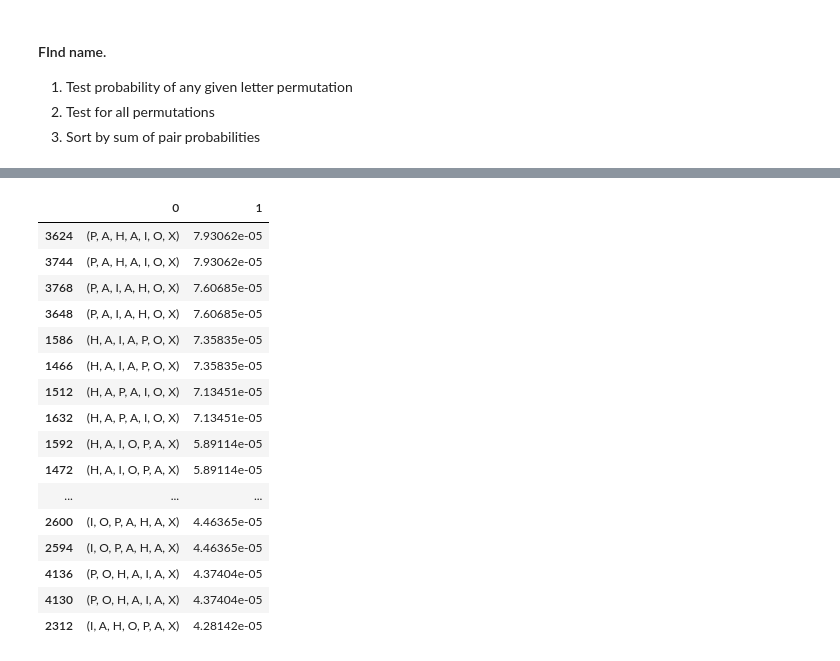
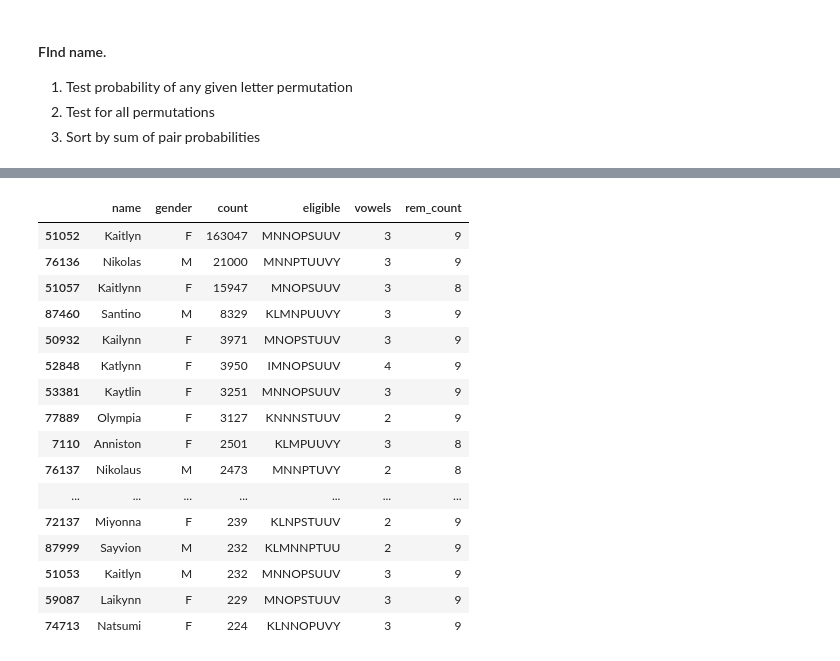
Before and after one commit to flint-hasset/anagrammer, a Jupyter notebook: Name Anagram.ipynb, the cells around one changed output, grey strips where cells are left out. Saved outputs shown, nothing was run; the diff lists cells and outputs as text; code cells hidden in the pictures.

```diff
--- a/Name Anagram.ipynb
+++ b/Name Anagram.ipynb
@@ -9,8 +9,8 @@ import itertools
 ### Import First Name Files
 # %%
 #path = r'\\CPFSPRDAPAWSE01\userdata$\shilts\Documents\Projects\name-anagram\names'
-path = r'C:\Users\stefa\Documents\GitHub\anagrammer-master\names'
-last_path  = r'C:\Users\stefa\Documents\GitHub\anagrammer-master\Names_2010Census.csv'
+path = r'D:\Users\shilts\Anagram\names'
+last_path  = r'D:\Users\shilts\Anagram\Names_2010Census.csv'
 # date = 2000
 # df = pd.read_csv(path+'\yob'+str(date)+'.txt',names=['name','gender','count'])
 # df['year'] = date
@@ -21,9 +17,10 @@ last_path  = r'C:\Users\stefa\Documents\GitHub\anagrammer-master\Names_2010Censu
 # %%
-# df = pd.read_csv(path+'\yob'+str(1880)+'.txt',names=['name','gender','count'])
-# df['year'] = date
+date = 1880
+df = pd.read_csv(path+'\yob'+str(1880)+'.txt',names=['name','gender','count'])
+df['year'] = date
 
-# for date in range(1880,2019):
-#     df_temp = pd.read_csv(path+'\yob'+str(date)+'.txt',names=['name','gender','count'])
-#     df_temp['year'] = date
-#     df = df.append(df_temp)
-# df_years = pd.DataFrame(df.groupby(['name','gender','year'])['count'].sum())
+for date in range(1880,2019):
+    df_temp = pd.read_csv(path+'\yob'+str(date)+'.txt',names=['name','gender','count'])
+    df_temp['year'] = date
+    df = df.append(df_temp)
+df_firstname = pd.DataFrame(df.groupby(['name','gender'])['count'].sum())
@@ -253,3 +208,3 @@ def test_perms(letters):
 # %%
-testname = 'axhipopinara'
-first_name_list(testname,df_firstname,2,9,vowels=1).sort_values(by='count',ascending=False)
+testname = 'donaldfiero'
+df_pers = first_name_list(testname,df_firstname,3,10,vowels=1).sort_values(by='count',ascending=False)
@@ -275,2 +237,22 @@ first_name_list(testname,df_firstname,2,9,vowels=1).sort_values(by='count',ascen
+# %%
+df_pers.iloc[0:50]
+# %% [output]
+|  | name | gender | count | eligible | vowels | rem_count |
+| 51052 | Kaitlyn | F | 163047 | MNNOPSUUV | 3 | 9 |
+| 76136 | Nikolas | M | 21000 | MNNPTUUVY | 3 | 9 |
+| 51057 | Kaitlynn | F | 15947 | MNOPSUUV | 3 | 8 |
+| 87460 | Santino | M | 8329 | KLMNPUUVY | 3 | 9 |
+| 50932 | Kailynn | F | 3971 | MNOPSTUUV | 3 | 9 |
+| 52848 | Katlynn | F | 3950 | IMNOPSUUV | 4 | 9 |
+| 53381 | Kaytlin | F | 3251 | MNNOPSUUV | 3 | 9 |
+| 77889 | Olympia | F | 3127 | KNNNSTUUV | 2 | 9 |
+| 7110 | Anniston | F | 2501 | KLMPUUVY | 3 | 8 |
+| 76137 | Nikolaus | M | 2473 | MNNPTUVY | 2 | 8 |
+| ... | ... | ... | ... | ... | ... | ... |
+| 72137 | Miyonna | F | 239 | KLNPSTUUV | 2 | 9 |
+| 87999 | Sayvion | M | 232 | KLMNNPTUU | 2 | 9 |
+| 51053 | Kaitlyn | M | 232 | MNNOPSUUV | 3 | 9 |
+| 59087 | Laikynn | F | 229 | MNOPSTUUV | 3 | 9 |
+| 74713 | Natsumi | F | 224 | KLNNOPUVY | 3 | 9 |
 # %%
 axhi_list = ['Ariana Hoppix', 'Roxanna Piphia']
@@ -289,21 +261,0 @@ autumn_list =
-# %%
-first = 'Flint'
-test_perms('AAHIOPX')
-# %% [output]
-|  | 0 | 1 |
-| 3624 | (P, A, H, A, I, O, X) | 7.93062e-05 |
-| 3744 | (P, A, H, A, I, O, X) | 7.93062e-05 |
-| 3768 | (P, A, I, A, H, O, X) | 7.60685e-05 |
-| 3648 | (P, A, I, A, H, O, X) | 7.60685e-05 |
-| 1586 | (H, A, I, A, P, O, X) | 7.35835e-05 |
-| 1466 | (H, A, I, A, P, O, X) | 7.35835e-05 |
-| 1512 | (H, A, P, A, I, O, X) | 7.13451e-05 |
-| 1632 | (H, A, P, A, I, O, X) | 7.13451e-05 |
-| 1592 | (H, A, I, O, P, A, X) | 5.89114e-05 |
-| 1472 | (H, A, I, O, P, A, X) | 5.89114e-05 |
-| ... | ... | ... |
-| 2600 | (I, O, P, A, H, A, X) | 4.46365e-05 |
-| 2594 | (I, O, P, A, H, A, X) | 4.46365e-05 |
-| 4136 | (P, O, H, A, I, A, X) | 4.37404e-05 |
-| 4130 | (P, O, H, A, I, A, X) | 4.37404e-05 |
-| 2312 | (I, A, H, O, P, A, X) | 4.28142e-05 |
```
Also changed, not shown: parts of 32 cells of this notebook, 2 other files.
